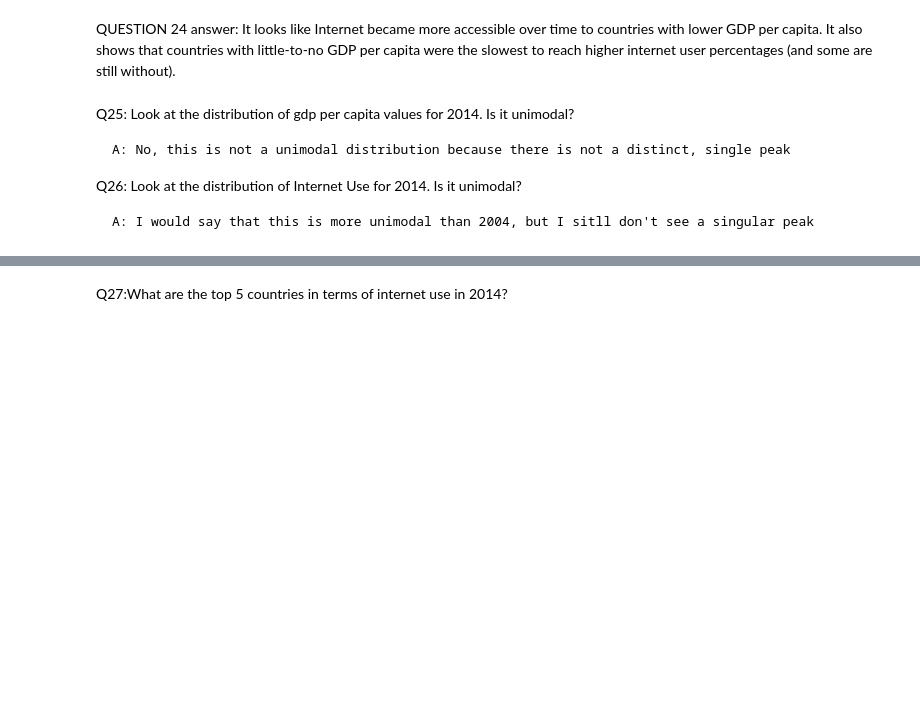
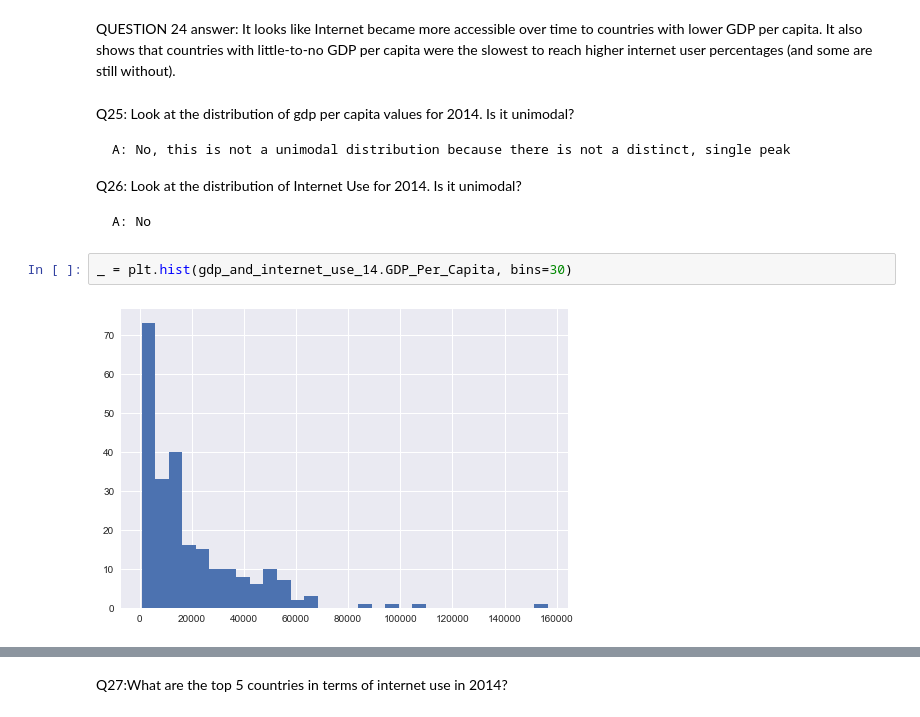
Before and after one commit to megan2/gdp-and-internet-usage-megan2, a Jupyter notebook: gdp_python_workbook.ipynb, the cells around one changed output, grey strips where cells are left out. Saved outputs shown, nothing was run; the diff lists cells and outputs as text; blank space fills up the shorter version.

```diff
--- a/gdp_python_workbook.ipynb
+++ b/gdp_python_workbook.ipynb
@@ -286,4 +285,8 @@ Q25: Look at the distribution of gdp per capita values for 2014. Is it unimodal?
 
 Q26: Look at the distribution of Internet Use for 2014. Is it unimodal?
 
-    A: I would say that this is more unimodal than 2004, but I sitll don't see a singular peak
+    A: No
+# %%
+_ = plt.hist(gdp_and_internet_use_14.GDP_Per_Capita, bins=30)
+# %% [output]
+[figure, added]
```
Also changed, not shown: parts of 12 cells of this notebook.
